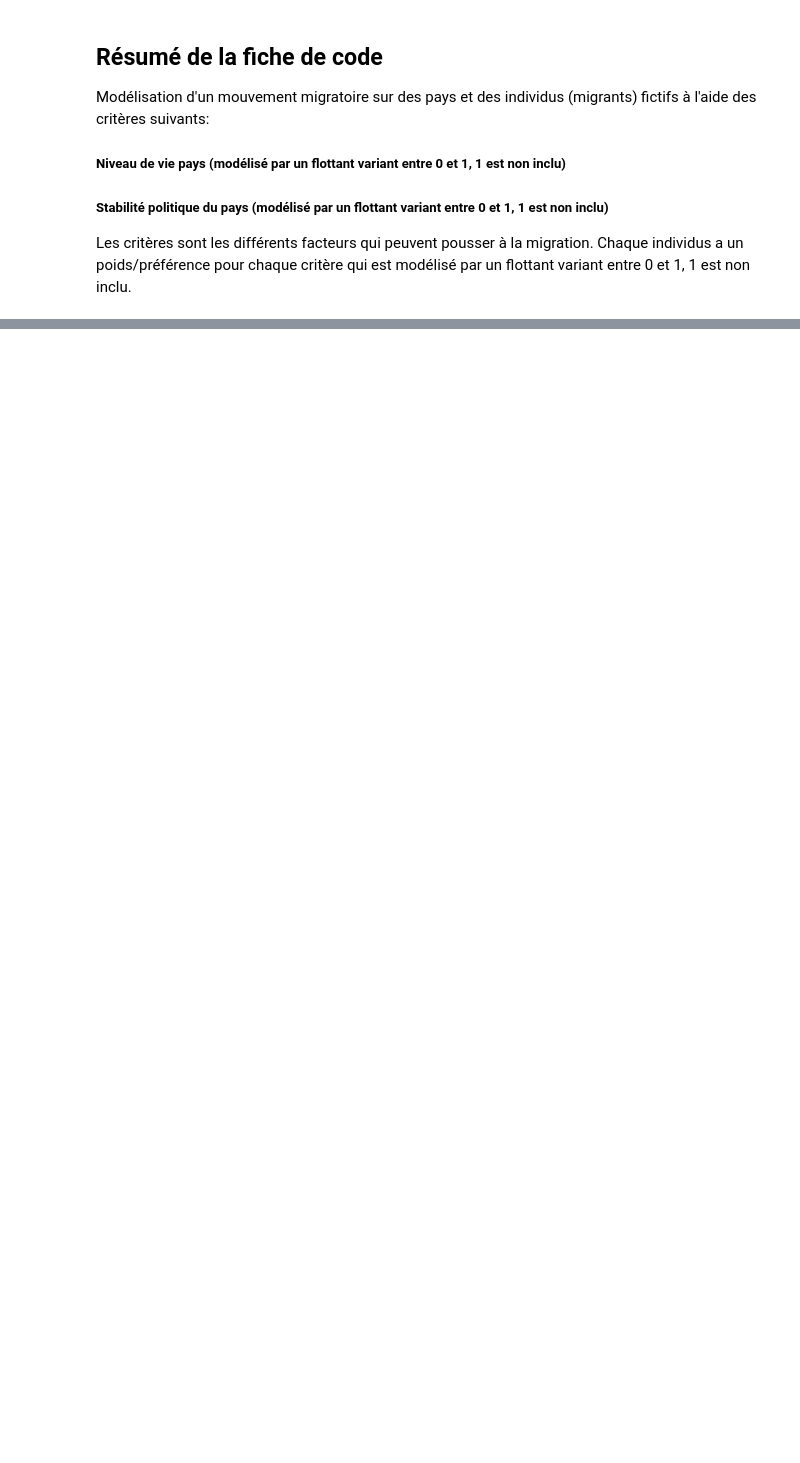
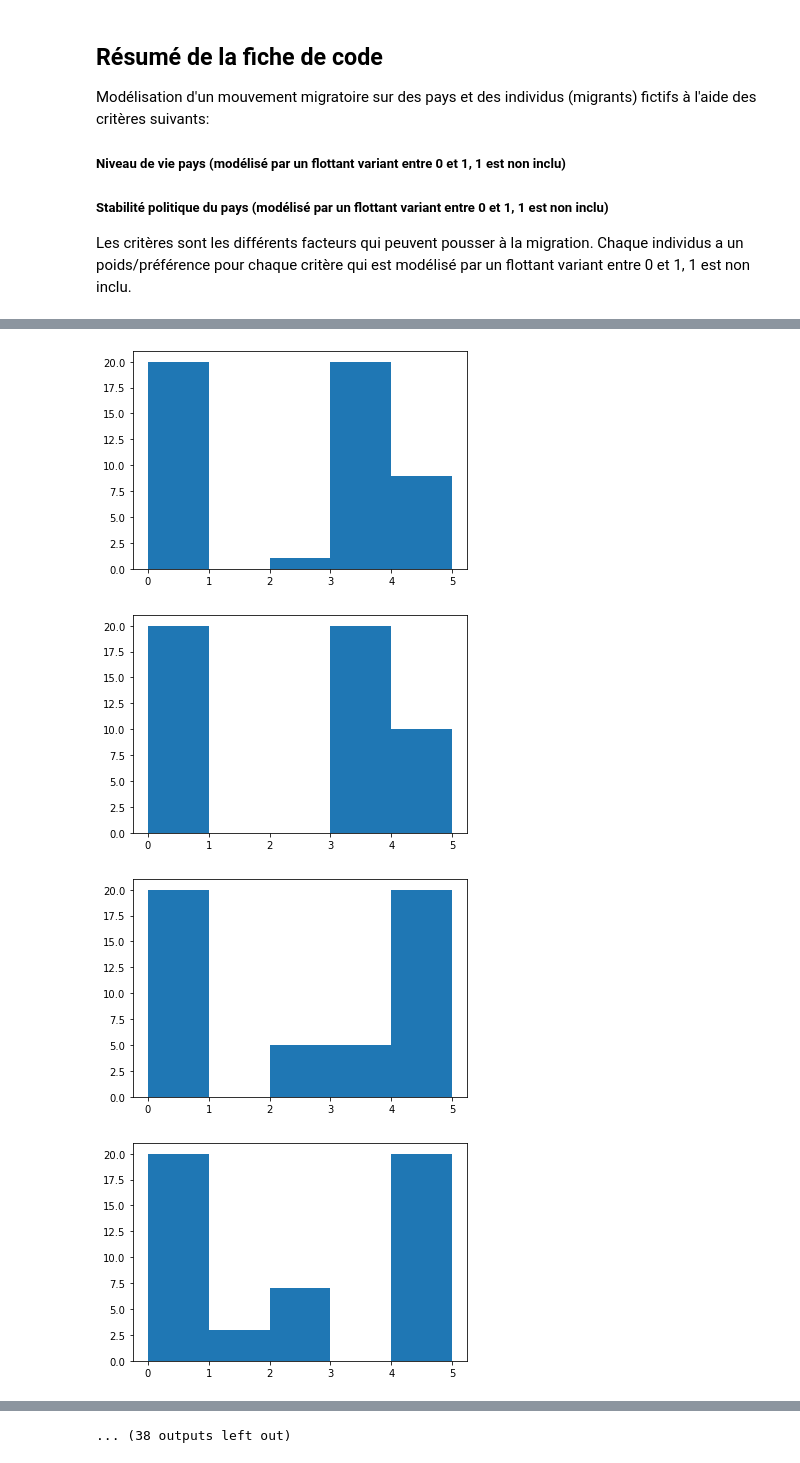
Before and after one commit to ARE-DYNAMIC-2021-2022-G1/populationFlow, a Jupyter notebook: ARE_Dynamic_Projet_Immigration.ipynb, the cells around one changed output, grey strips where cells are left out. Saved outputs shown, nothing was run; the diff lists cells and outputs as text; code cells hidden in the pictures; blank space fills up the shorter version.

```diff
--- a/ARE_Dynamic_Projet_Immigration.ipynb
+++ b/ARE_Dynamic_Projet_Immigration.ipynb
@@ -45,0 +18,13 @@ migration(pays, individus, annees)
+# %%
+nb_pays = 5
+nb_individus = 50
+nb_annees = 50
+
+data = initialisation(nb_pays, nb_individus, nb_annees)
+# %%
+migration(data, 50)
+# %% [output]
+[figure, added]
+[figure, added]
+[figure, added]
+[figure, added]
@@ -46 +39,2 @@ migration(pays, individus, annees)
+... (38 outputs left out)
 # %%
```
Also changed, not shown: parts of 6 cells of this notebook, 1 other file.
